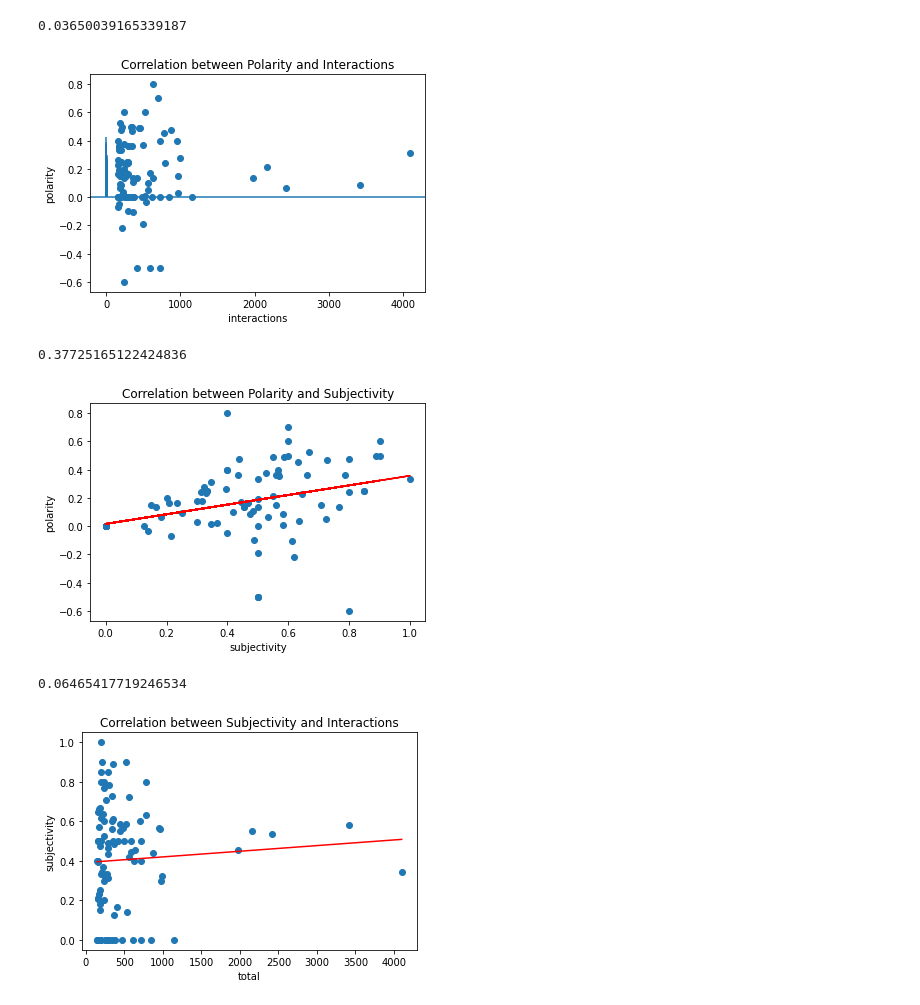
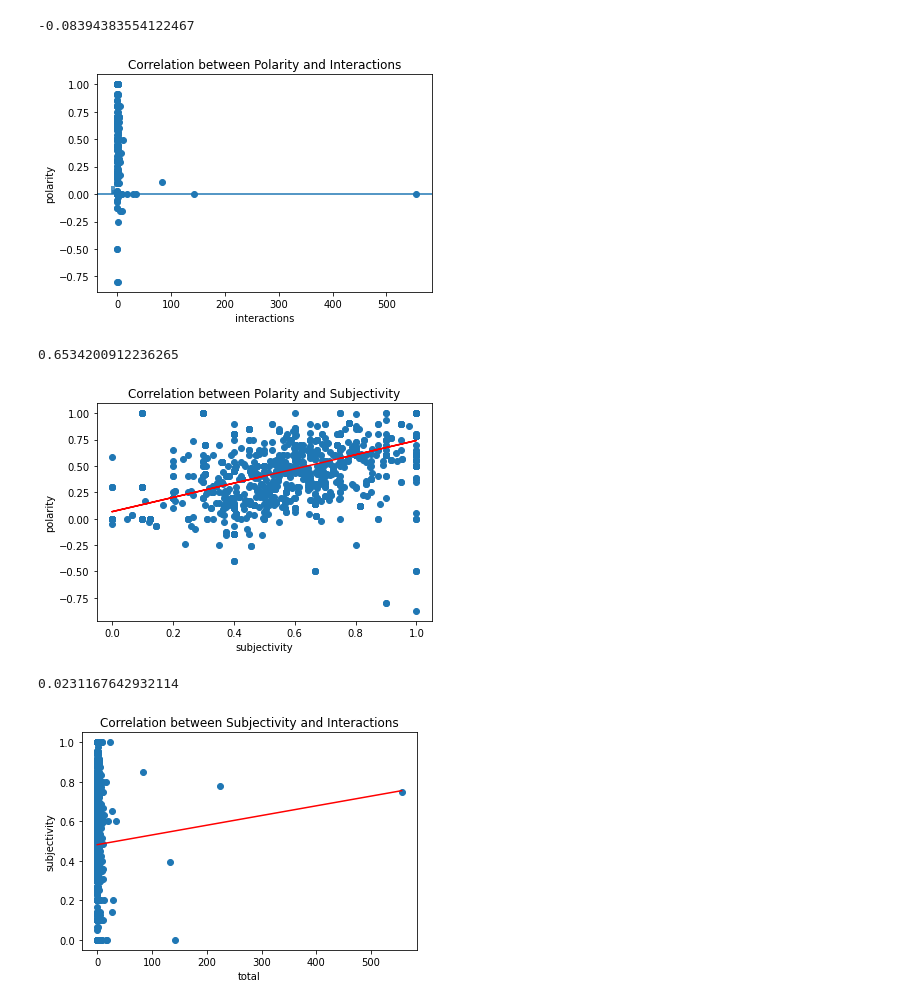
Before and after one commit to Htgotcode/Viral-NFT-Research, a Jupyter notebook: nft.ipynb, the cells around one changed output. Drawn from its saved outputs; the diff is of its cells as text; code cells hidden in the pictures.

Commit message:
Added graphs notebook
To neaten final presentations.

```diff
--- a/nft.ipynb
+++ b/nft.ipynb
@@ -43,7 +43,8 @@ output.to_json('datain/nft_top_100_tweets.jsonl', orient='records', index=True,
 #import the data
 data = pd.read_json("datain/nft_top_100_tweets.jsonl", lines=True)
 # %%
-sample_data = pd.read_json("datain/nft_search_tweets_sample.jsonl", lines=True)
+
+all_data = pd.read_json("datain/all_data.jsonl", lines=True)
 # %%
 #prep stop words
 stop_words = stopwords.words('english')
@@ -70,8 +71,8 @@ def clean_tweet(tweet):
         return tweet
 
 #clean data
-for i in sample_data.index:
-    text = sample_data["text"][i]
+for i in all_data.index:
+    text = all_data["text"][i]
     cleaned_text = clean_tweet(text)
     cleaned_text = html.unescape(cleaned_text)
-    sample_data["text"][i] = cleaned_text
+    all_data["text"][i] = cleaned_text
@@ -90,7 +95,7 @@ most_common.to_html('dataout/term_freq.html')
 # %%
 #nft_top_100_sentiment <- Has interactions and sentiment totals
 positivity = ''
-output = pd.read_json("datain/nft_top_100_cleaned_interactions.jsonl", lines = True)
+output = pd.read_json("datain/all_data.jsonl", lines = True)
 def getSentiment():
     for i in output.index:
         row = TextBlob(output.iloc[i]['text'])
@@ -111,7 +116,7 @@ df.columns =['polarity', 'subjectivity', 'positivity']
 output['polarity'] = df['polarity']
 output['subjectivity'] = df['subjectivity']
 output['positivity'] = df['positivity']
-output.to_json('datain/nft_top_100_cleaned_interactions_sentiment.jsonl', orient='records', index=True, lines= True)
+output.to_json('datain/nft_cleaned_interactions_sentiment.jsonl', orient='records', index=True, lines= True)
 # %%
 # Word cloud of top 100 NFT's
 top_100_word_cloud = pd.read_json("datain/nft_top_100_cleaned_interactions_sentiment.jsonl", lines=True)
@@ -187,8 +192,8 @@ all_data = pd.merge(original_data, replies_data, on='in_reply_to_user_id').dropn
 # replies_data['matched_id'] = pd.Series((original_data.original_author_id.isin(replies_data.reply_author_id)))
 # %%
 def getSentiment():
-    for i in all_data.index:
-        row = TextBlob(all_data.iloc[i]['text_y'])
+    for i in output.index:
+        row = TextBlob(output.iloc[i]['text'])
         if row.sentiment.polarity >= 0.7:
                 positivity = 'mostly_positive'
         elif row.sentiment.polarity <= -0.7:
@@ -214,13 +219,12 @@ def getSentiment():
     #         else:
     #             positivity = 'nuetral'
     #         yield line, row.sentiment.polarity, row.sentiment.subjectivity, positivity
-
 df = pd.DataFrame(getSentiment())
 df.columns =['polarity', 'subjectivity', 'positivity']
-all_data['polarity'] = df['polarity']
-all_data['subjectivity'] = df['subjectivity']
-all_data['positivity'] = df['positivity']
-all_data.to_json('datain/matched_author_replied_sentiment.jsonl', orient='records', index=True, lines= True)
+output['polarity'] = df['polarity']
+output['subjectivity'] = df['subjectivity']
+output['positivity'] = df['positivity']
+output.to_json('datain/all_matched_author_replied_sentiment.jsonl', orient='records', index=True, lines= True)
 # %%
 def createTagDataFrame():
     with open("datain/nft_search_tweets_sample.jsonl", encoding='utf8') as f:
@@ -293,59 +297,54 @@ plt.show()
 plt.title('Correlation between Polarity and Interactions')
 
 # plot the data
-plt.scatter(sentiment_vs_interactions['total'], sentiment_vs_interactions['polarity'])
+plt.scatter(output['total'], output['polarity'])
 
 # fits the best fitting line to the data
-plt.xcorr(sentiment_vs_interactions['total'], sentiment_vs_interactions['polarity'])
+plt.xcorr(output['total'], output['polarity'])
 
 # Labelling axes
 plt.xlabel('interactions')
 plt.ylabel('polarity')
 
-sentiment_vs_interactions["total"].corr(sentiment_vs_interactions["polarity"])
+output["total"].corr(output["polarity"])
 # %% [output]
-0.03650039165339187
+-0.08394383554122467
-[figure, old version]
+[figure, new version]
 # %%
-sentiment_vs_interactions = pd.read_json('datain/nft_top_100_cleaned_interactions_sentiment.jsonl', lines=True)
 
 # adds the title
 plt.title('Correlation between Polarity and Subjectivity')
 
 # fits the best fitting line to the data
-theta = numpy.polyfit(sentiment_vs_interactions['subjectivity'], sentiment_vs_interactions['polarity'], 1)
-y_line = theta[1] + theta[0] * sentiment_vs_interactions['subjectivity']
-plt.scatter(sentiment_vs_interactions['subjectivity'], sentiment_vs_interactions['polarity'])
-plt.plot(sentiment_vs_interactions['subjectivity'], y_line, 'r')
+theta = numpy.polyfit(output['subjectivity'], output['polarity'], 1)
+y_line = theta[1] + theta[0] * output['subjectivity']
+plt.scatter(output['subjectivity'], output['polarity'])
+plt.plot(output['subjectivity'], y_line, 'r')
 # Labelling axes
 plt.xlabel('subjectivity')
 plt.ylabel('polarity')
 
 
-sentiment_vs_interactions["polarity"].corr(sentiment_vs_interactions["subjectivity"])
+output["polarity"].corr(output["subjectivity"])
 # %% [output]
-0.37725165122424836
+0.6534200912236265
-[figure, old version]
+[figure, new version]
 # %%
-sentiment_vs_interactions = pd.read_json('datain/nft_top_100_cleaned_interactions_sentiment.jsonl', lines=True)
-
 # adds the title
 plt.title('Correlation between Subjectivity and Interactions')
 
 # fits the best fitting line to the data
-theta = numpy.polyfit(sentiment_vs_interactions['total'], sentiment_vs_interactions['subjectivity'], 1)
-y_line = theta[1] + theta[0] * sentiment_vs_interactions['total']
-plt.scatter(sentiment_vs_interactions['total'], sentiment_vs_interactions['subjectivity'])
-plt.plot(sentiment_vs_interactions['total'], y_line, 'r')
+theta = numpy.polyfit(output['total'], output['subjectivity'], 1)
+y_line = theta[1] + theta[0] * output['total']
+plt.scatter(output['total'], output['subjectivity'])
+plt.plot(output['total'], y_line, 'r')
 # Labelling axes
 plt.xlabel('total')
-plt.ylabel('subjectivity ')
-print()
-
-sentiment_vs_interactions["total"].corr(sentiment_vs_interactions["subjectivity"])
+plt.ylabel('subjectivity')
+output["total"].corr(output["subjectivity"])
 # %% [output]
-0.06465417719246534
+0.0231167642932114
-[figure, old version]
+[figure, new version]
 # %%
 sentiment_vs_interactions = pd.read_json('datain/nft_top_100_cleaned_interactions_sentiment.jsonl', lines=True)
 
```
Also changed, not shown: parts of 7 cells of this notebook, 4 other files.
